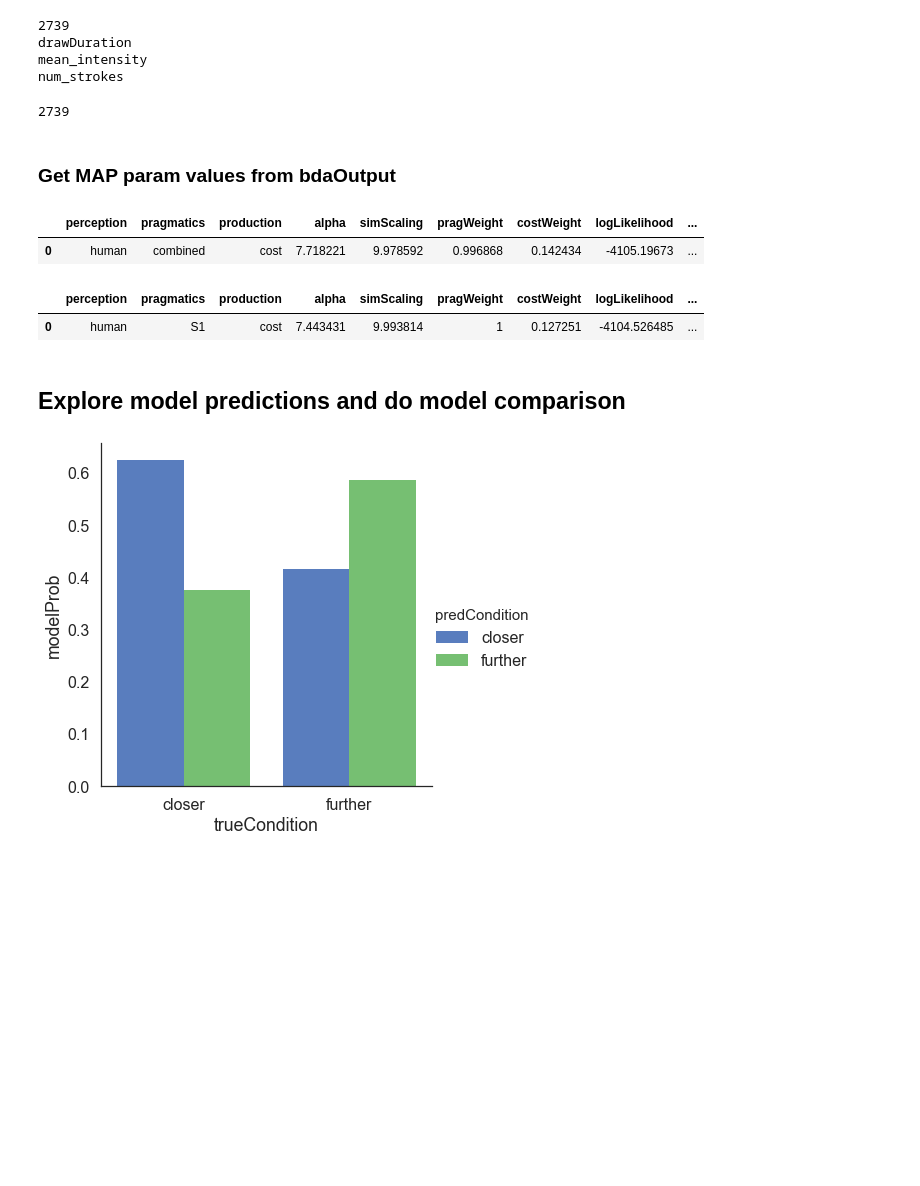
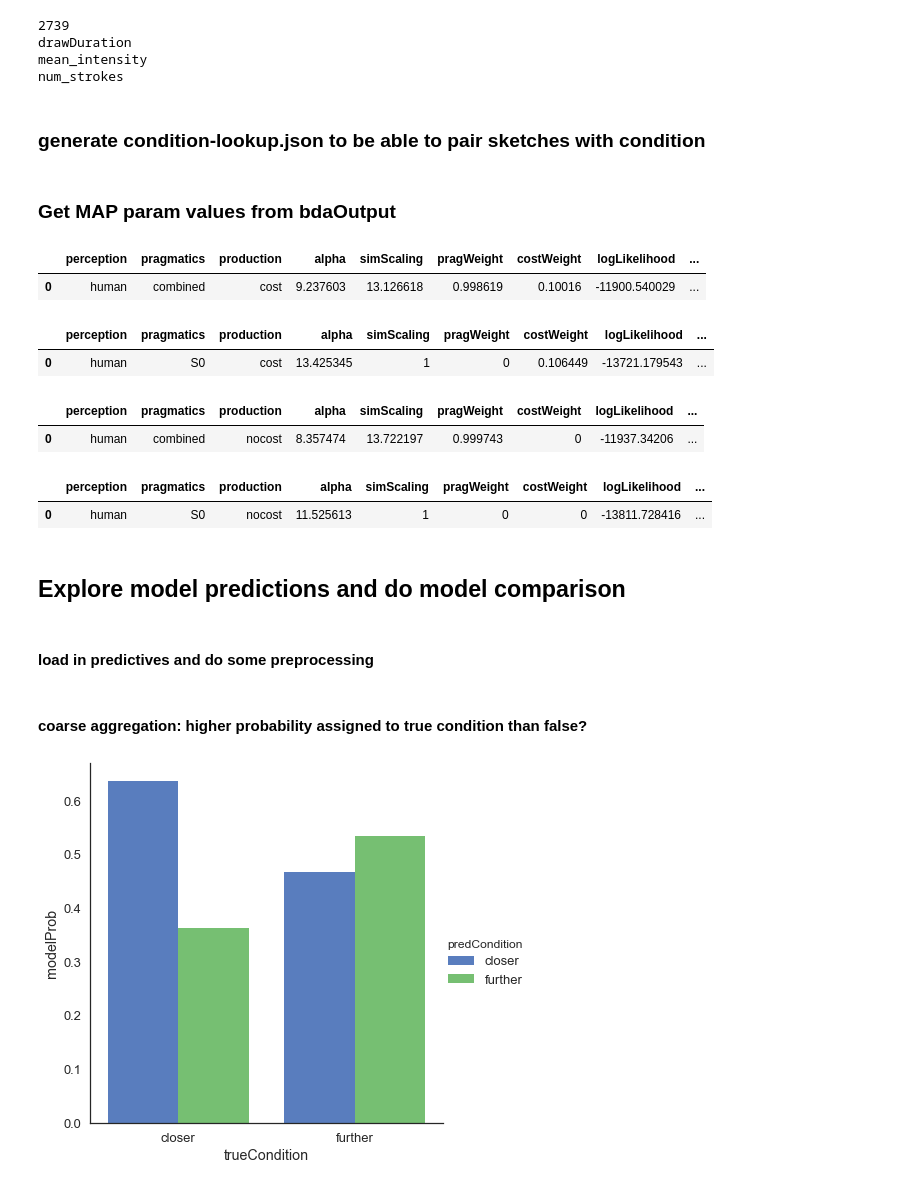
Before and after one commit to judithfan/visual_communication_in_context, a Jupyter notebook: analysis/pilot2_analysis_sketchpad_basic_recog.ipynb, the cells around one changed output. Drawn from its saved outputs; the diff is of its cells as text; code cells hidden in the pictures; blank space fills up the shorter version.

Commit message:
add support for bda results for full dataset, some more porting over of exploratory analyses of model predictives

```diff
--- a/analysis/pilot2_analysis_sketchpad_basic_recog.ipynb
+++ b/analysis/pilot2_analysis_sketchpad_basic_recog.ipynb
@@ -697,4 +700,2 @@ u = load_json('../models/refModule/json/costs-fixedPose96-drawDuration.json')
-# %%
-len(u)
-# %% [output]
-2739
+# %% [markdown]
+### generate condition-lookup.json to be able to pair sketches with condition
@@ -703,19 +717,33 @@ len(u)
 # %%
 path_to_bdaoutput = '../models/bdaOutput'
 # %%
-marp = 'combined_MCMC_human_wcostParamsParams.csv'
+marp = 'human_combined_cost_alldataParams.csv'
 x = pd.read_csv(os.path.join(path_to_bdaoutput,marp))
 x
 # %% [output]
 |  | perception | pragmatics | production | alpha | simScaling | pragWeight | costWeight | logLikelihood | ... |
-| 0 | human | combined | cost | 7.718221 | 9.978592 | 0.996868 | 0.142434 | -4105.19673 | ... |
+| 0 | human | combined | cost | 9.237603 | 13.126618 | 0.998619 | 0.10016 | -11900.540029 | ... |
 # %%
-marp = 'S1_MCMC_human_wcostParamsParams.csv'
+marp = 'human_S0_cost_alldataParams.csv'
 x = pd.read_csv(os.path.join(path_to_bdaoutput,marp))
 x
 # %% [output]
 |  | perception | pragmatics | production | alpha | simScaling | pragWeight | costWeight | logLikelihood | ... |
-| 0 | human | S1 | cost | 7.443431 | 9.993814 | 1 | 0.127251 | -4104.526485 | ... |
+| 0 | human | S0 | cost | 13.425345 | 1 | 0 | 0.106449 | -13721.179543 | ... |
+# %%
+marp = 'human_combined_nocost_alldataParams.csv'
+x = pd.read_csv(os.path.join(path_to_bdaoutput,marp))
+x
+# %% [output]
+|  | perception | pragmatics | production | alpha | simScaling | pragWeight | costWeight | logLikelihood | ... |
+| 0 | human | combined | nocost | 8.357474 | 13.722197 | 0.999743 | 0 | -11937.34206 | ... |
+# %%
+marp = 'human_S0_nocost_alldataParams.csv'
+x = pd.read_csv(os.path.join(path_to_bdaoutput,marp))
+x
+# %% [output]
+|  | perception | pragmatics | production | alpha | simScaling | pragWeight | costWeight | logLikelihood | ... |
+| 0 | human | S0 | nocost | 11.525613 | 1 | 0 | 0 | -13811.728416 | ... |
 # %% [markdown]
 ## Explore model predictions and do model comparison
 # %%
@@ -734,10 +764,13 @@ path_to_bda_output = '../models/bdaOutput'
+# %% [markdown]
+#### load in predictives and do some preprocessing
 # %%
 ## load in predictives for combined model where the cost is measured in rescaled_drawDuration
-menu_predictives = ['drawDurationPredictives.csv']
-predictives = pd.read_csv(os.path.join(path_to_bda_output,'drawDurationPredictives.csv'))
+menu_predictives = ['human_combined_costPredictives.csv','human_S0_costPredictives.csv',\
+                    'human_combined_nocostPredictives.csv','human_S0_nocostPredictives.csv']
+predictives = pd.read_csv(os.path.join(path_to_bda_output,'human_combined_costPredictives.csv'))
 
 ### various preprocessing
-predictives = predictives.drop(columns=['asdf','trueSketch'],axis=1) ## remove some columns
+predictives = predictives.drop(columns=['trueSketch'],axis=1) ## remove some columns
 predictives = predictives.rename(index=str,columns={'coarseGrainedTrueSketch':'trueSketch','coarseGrainedPossibleSketch':'predSketch'})
 predictives['trueCondition'], predictives['trueSketchTarget'] = predictives['trueSketch'].str.split('_', 1).str
 predictives['predCondition'], predictives['predSketchTarget'] = predictives['predSketch'].str.split('_', 1).str
@@ -745,20 +778,21 @@ predictives['predCondition'], predictives['predSketchTarget'] = predictives['pre
 ## get dataframe with probability assigned to every sketch category, for each sketch category
 P = predictives.groupby(['trueSketch','predSketch'])['modelProb'].\
 apply(lambda x: reduce(sumlogprob,x) - np.log(len(x)))
+# %% [markdown]
+#### coarse aggregation: higher probability assigned to true condition than false?
 # %%
-## coarse aggregation: higher probability assigned to true condition than false?
-P = predictives.groupby(['trueSketch', 'trueCondition', 'predCondition'])['modelProb'].\
+PP = predictives.groupby(['trueSketch', 'trueCondition', 'predCondition'])['modelProb'].\
 apply(lambda x: reduce(sumlogprob,x) - np.log(len(x))).\
 groupby(['trueCondition','predCondition']).\
 apply(lambda x: np.sum(np.exp(x)))
 
 ## plot it
-Y = pd.DataFrame(P)
+Y = pd.DataFrame(PP)
 Y.reset_index(inplace=True)
 g = sns.factorplot(x="trueCondition",
                    y="modelProb",
                    hue="predCondition",
                    data=Y,
                    size=6, kind="bar", palette="muted")
 # %% [output]
-[figure, old version]
+[figure, new version]
```
Also changed, not shown: parts of 13 cells of this notebook, 6 other files.
